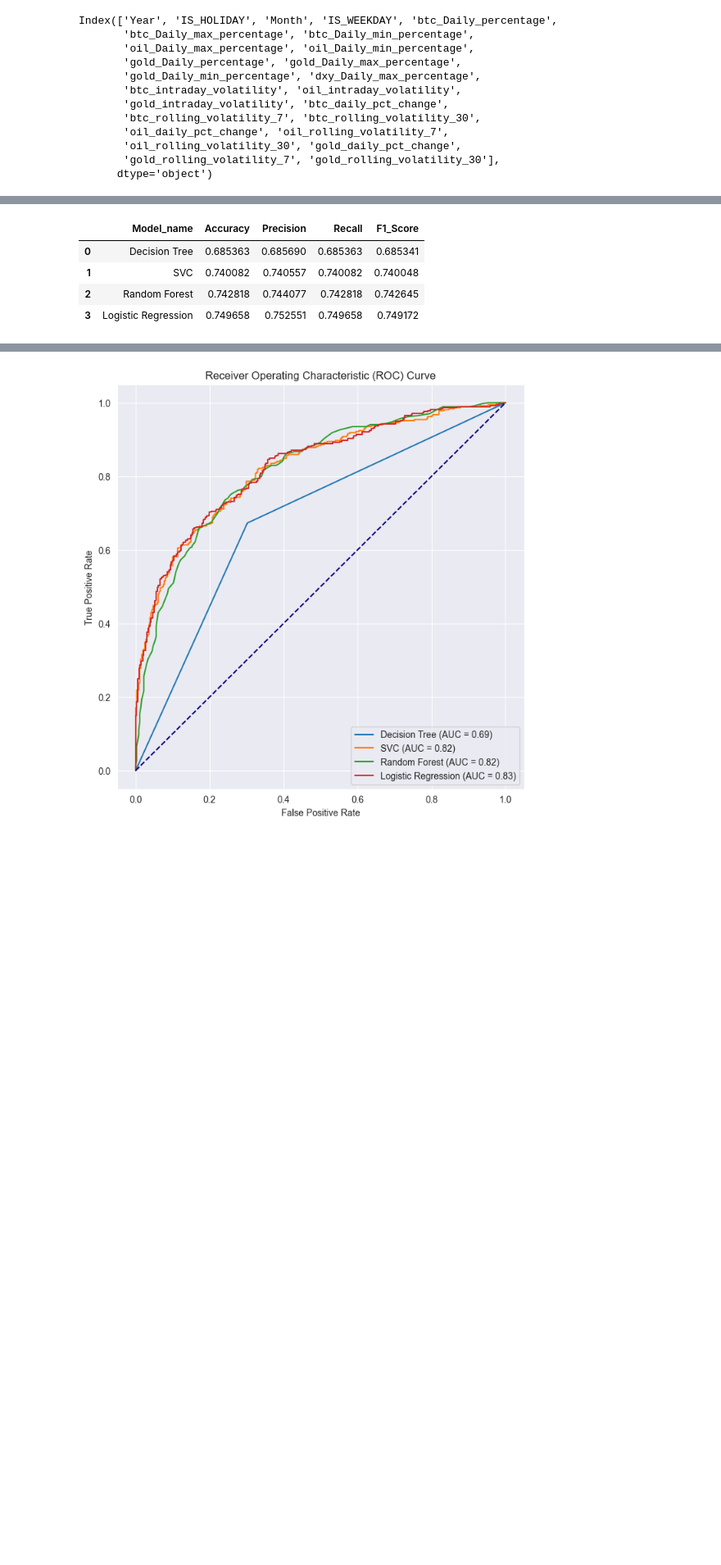
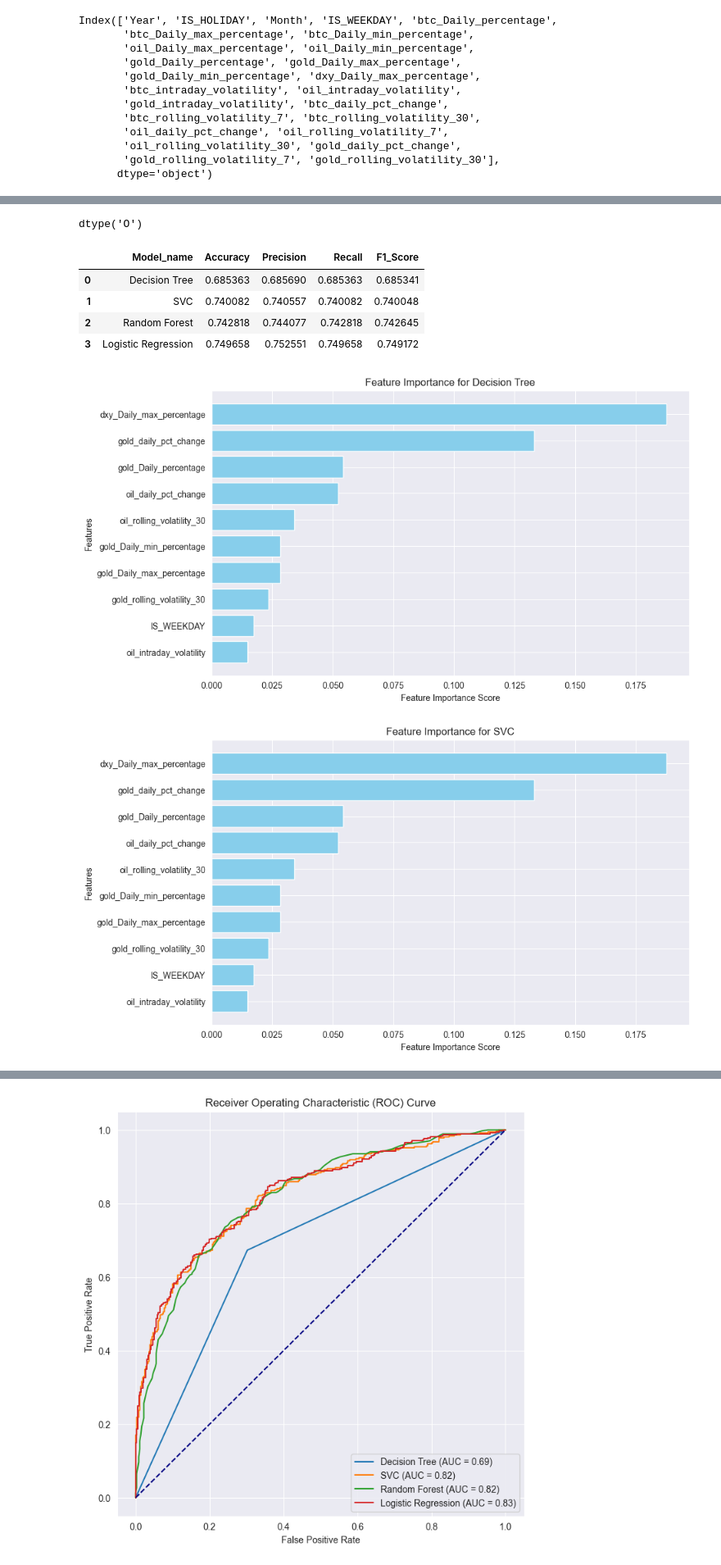
Before and after one commit to coderacheal/Inter-Market-Dynamics-Gold-Oil-Bitcoin-Dollar-Index, a Jupyter notebook: Notebooks/ml_pipelines.ipynb, the cells around one changed output, grey strips where cells are left out. Shown at 82% size. Cells and saved outputs as stored; diff of their text form; code cells hidden in the pictures; blank space fills up the shorter version.

```diff
--- a/Notebooks/ml_pipelines.ipynb
+++ b/Notebooks/ml_pipelines.ipynb
@@ -664,3 +731,7 @@ Index(['Year', 'IS_HOLIDAY', 'Month', 'IS_WEEKDAY', 'btc_Daily_percentage',
+# %%
+input_features.dtype
+# %% [output]
+dtype('O')
 # %%
 input_pipeline = Pipeline(steps=[
     ('num_imputer', SimpleImputer(strategy='median')),
@@ -720,3 +791,31 @@ fi_smote_df
 | 1 | SVC | 0.740082 | 0.740557 | 0.740082 | 0.740048 |
 | 2 | Random Forest | 0.742818 | 0.744077 | 0.742818 | 0.742645 |
 | 3 | Logistic Regression | 0.749658 | 0.752551 | 0.749658 | 0.749172 |
+# %%
+import matplotlib.pyplot as plt
+import numpy as np
+
+# Loop through each pipeline stored in the all_pipelines dictionary
+for model_name, pipeline in all_pipelines.items():
+    # Get the SelectKBest instance from the pipeline
+    selection = pipeline.named_steps['feature_importance']
+
+    # Extract feature scores and names
+    feature_scores = selection.scores_
+    feature_names = X_train.columns  # Ensure X_train is a DataFrame with column names
+
+    # Combine names and scores, then sort by score
+    feature_importance = sorted(zip(feature_names, feature_scores), key=lambda x: x[1], reverse=True)
+    features, scores = zip(*feature_importance)
+
+    # Plot the feature importance for this model
+    plt.figure(figsize=(10, 6))
+    plt.barh(features[:10], scores[:10], color='skyblue')  # Plot top 10 features
+    plt.xlabel('Feature Importance Score')
+    plt.ylabel('Features')
+    plt.title(f'Feature Importance for {model_name}')
+    plt.gca().invert_yaxis()  # Invert y-axis for descending order
+    plt.show()
+# %% [output]
+[figure, added]
+[figure, added]
```
Also changed, not shown: parts of 25 cells of this notebook, 3 other files.
